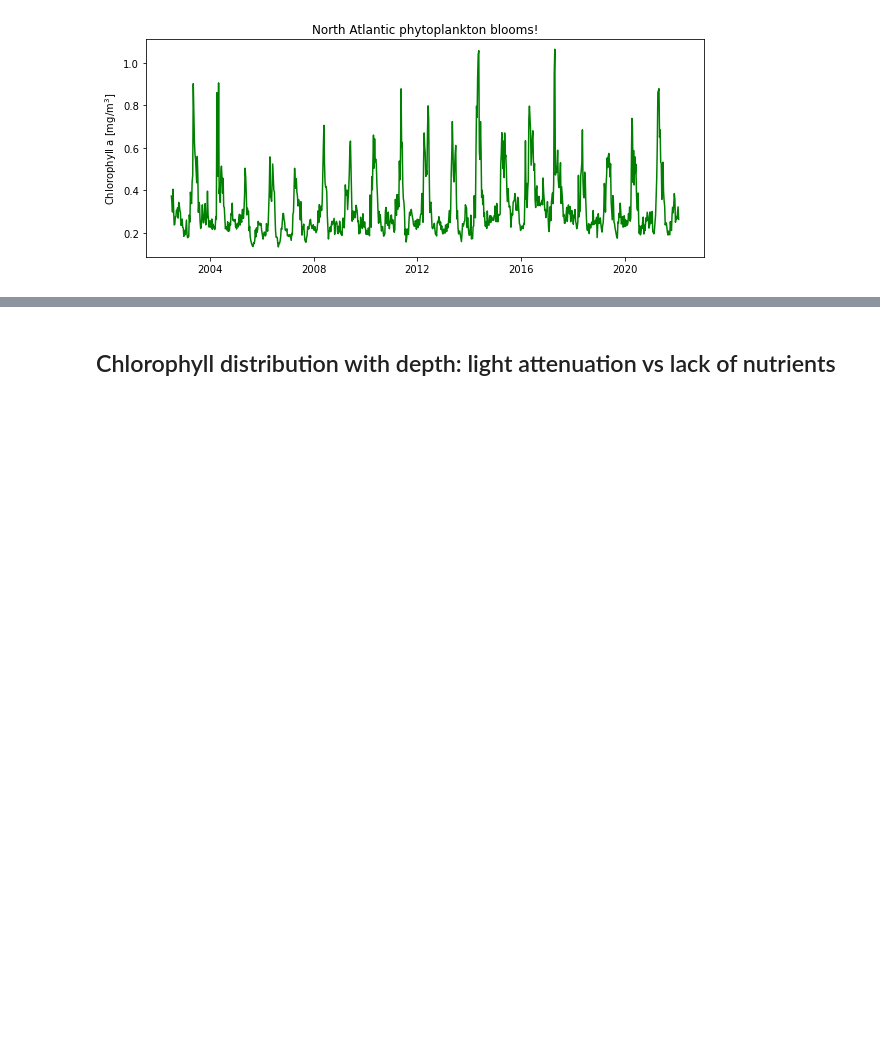
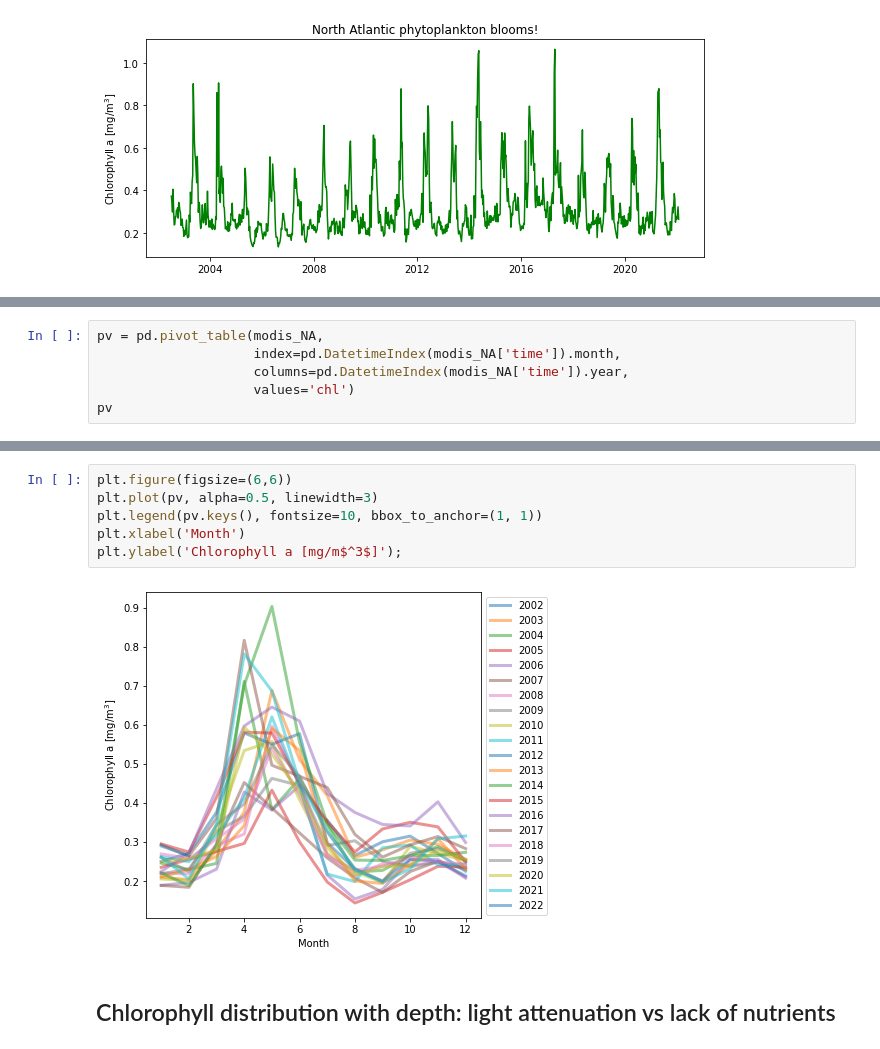
Before and after one commit to gmanuch/DataScienceOceanography, a Jupyter notebook: Tutorials/BO/phyto_tutorial_gm.ipynb, the cells around one changed output, grey strips where cells are left out. Cells and saved outputs as stored; diff of their text form; blank space fills up the shorter version.

```diff
--- a/Tutorials/BO/phyto_tutorial_gm.ipynb
+++ b/Tutorials/BO/phyto_tutorial_gm.ipynb
@@ -155,0 +143,6 @@ plt.title('North Atlantic phytoplankton blooms!');
+# %%
+pv = pd.pivot_table(modis_NA,
+                    index=pd.DatetimeIndex(modis_NA['time']).month,
+                    columns=pd.DatetimeIndex(modis_NA['time']).year,
+                    values='chl')
+pv
@@ -156,3 +165,11 @@ plt.title('North Atlantic phytoplankton blooms!');
+# %%
+plt.figure(figsize=(6,6))
+plt.plot(pv, alpha=0.5, linewidth=3)
+plt.legend(pv.keys(), fontsize=10, bbox_to_anchor=(1, 1))
+plt.xlabel('Month')
+plt.ylabel('Chlorophyll a [mg/m$^3$]');
+# %% [output]
+[figure, added]
 # %% [markdown]
 ## Chlorophyll distribution with depth: light attenuation vs lack of nutrients
 # %% [markdown]
```
Also changed, not shown: parts of 33 cells of this notebook, 7 other files.
